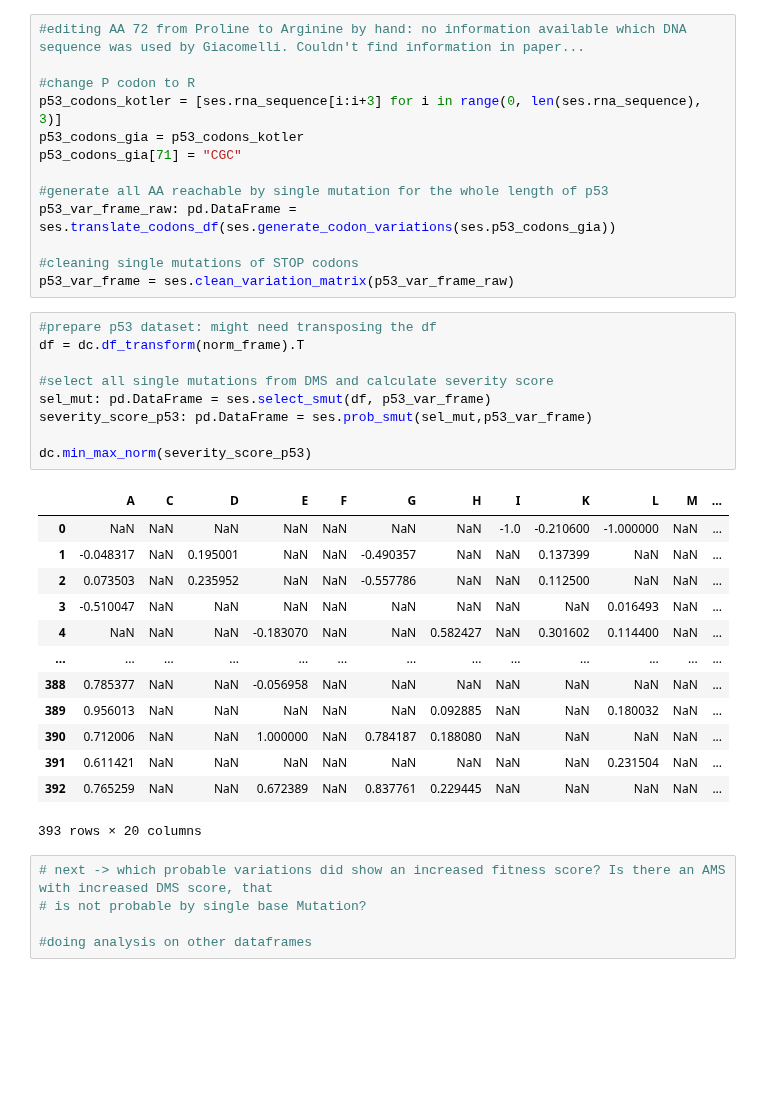
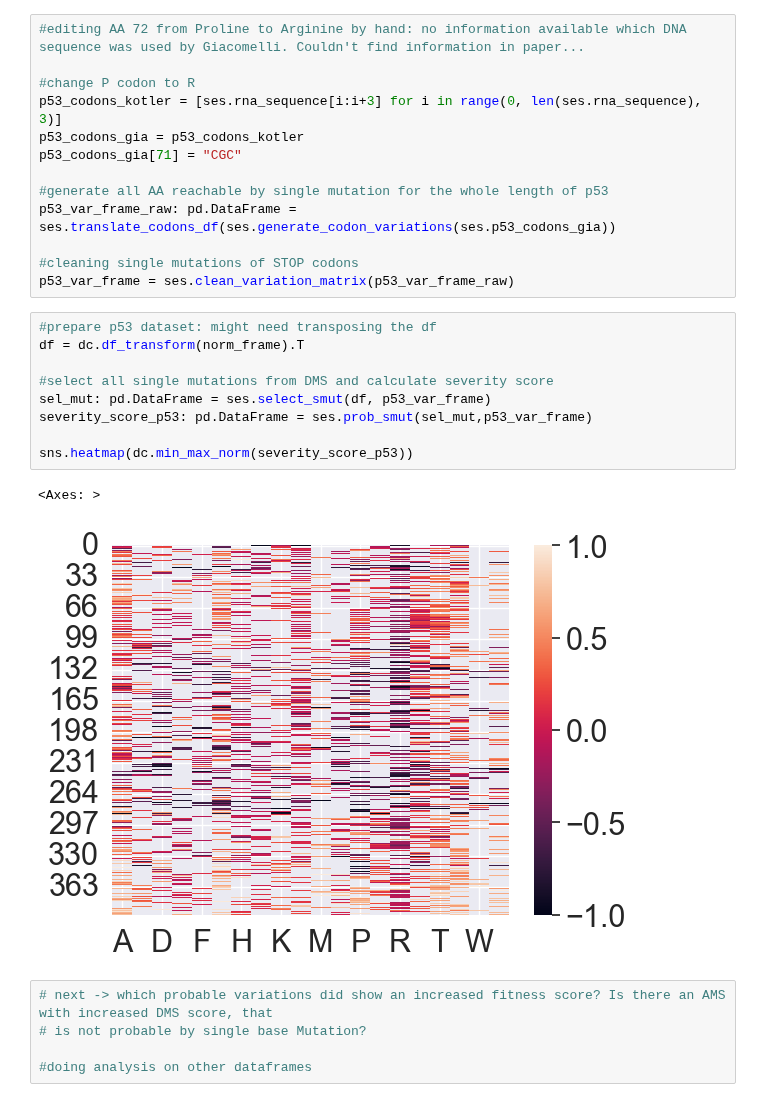
Before and after one commit to datascience-mobi-2023/topic02_team02, a Jupyter notebook: Documentation/P53 - DMS Documentation.ipynb, the cells around one changed output. Saved outputs shown, nothing was run; the diff lists cells and outputs as text; blank space fills up the shorter version.

```diff
--- a/Documentation/P53 - DMS Documentation.ipynb
+++ b/Documentation/P53 - DMS Documentation.ipynb
@@ -218,26 +218,15 @@ p53_var_frame = ses.clean_variation_matrix(p53_var_frame_raw)
 # %%
 #prepare p53 dataset: might need transposing the df
 df = dc.df_transform(norm_frame).T
 
 #select all single mutations from DMS and calculate severity score
 sel_mut: pd.DataFrame = ses.select_smut(df, p53_var_frame)
 severity_score_p53: pd.DataFrame = ses.prob_smut(sel_mut,p53_var_frame)
 
-dc.min_max_norm(severity_score_p53)
+sns.heatmap(dc.min_max_norm(severity_score_p53))
 # %% [output]
-|  | A | C | D | E | F | G | H | I | K | L | M | ... |
-| 0 | NaN | NaN | NaN | NaN | NaN | NaN | NaN | -1.0 | -0.210600 | -1.000000 | NaN | ... |
-| 1 | -0.048317 | NaN | 0.195001 | NaN | NaN | -0.490357 | NaN | NaN | 0.137399 | NaN | NaN | ... |
-| 2 | 0.073503 | NaN | 0.235952 | NaN | NaN | -0.557786 | NaN | NaN | 0.112500 | NaN | NaN | ... |
-| 3 | -0.510047 | NaN | NaN | NaN | NaN | NaN | NaN | NaN | NaN | 0.016493 | NaN | ... |
-| 4 | NaN | NaN | NaN | -0.183070 | NaN | NaN | 0.582427 | NaN | 0.301602 | 0.114400 | NaN | ... |
-| ... | ... | ... | ... | ... | ... | ... | ... | ... | ... | ... | ... | ... |
-| 388 | 0.785377 | NaN | NaN | -0.056958 | NaN | NaN | NaN | NaN | NaN | NaN | NaN | ... |
-| 389 | 0.956013 | NaN | NaN | NaN | NaN | NaN | 0.092885 | NaN | NaN | 0.180032 | NaN | ... |
-| 390 | 0.712006 | NaN | NaN | 1.000000 | NaN | 0.784187 | 0.188080 | NaN | NaN | NaN | NaN | ... |
-| 391 | 0.611421 | NaN | NaN | NaN | NaN | NaN | NaN | NaN | NaN | 0.231504 | NaN | ... |
-| 392 | 0.765259 | NaN | NaN | 0.672389 | NaN | 0.837761 | 0.229445 | NaN | NaN | NaN | NaN | ... |
-393 rows × 20 columns
+<Axes: >
+[figure, added]
 # %%
 # next -> which probable variations did show an increased fitness score? Is there an AMS with increased DMS score, that
 # is not probable by single base Mutation?
```
Also changed, not shown: 1 other file.
